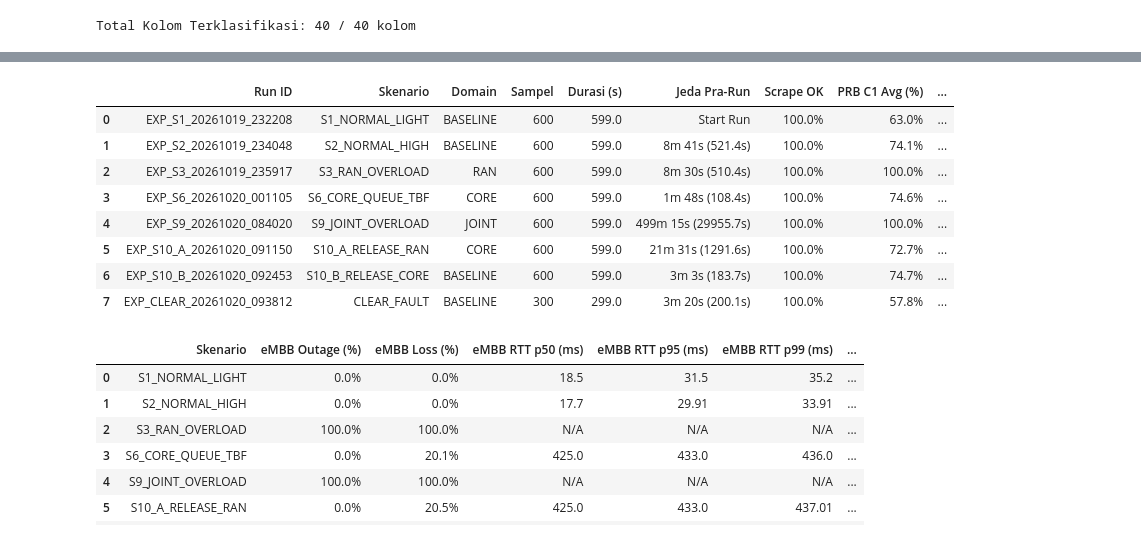
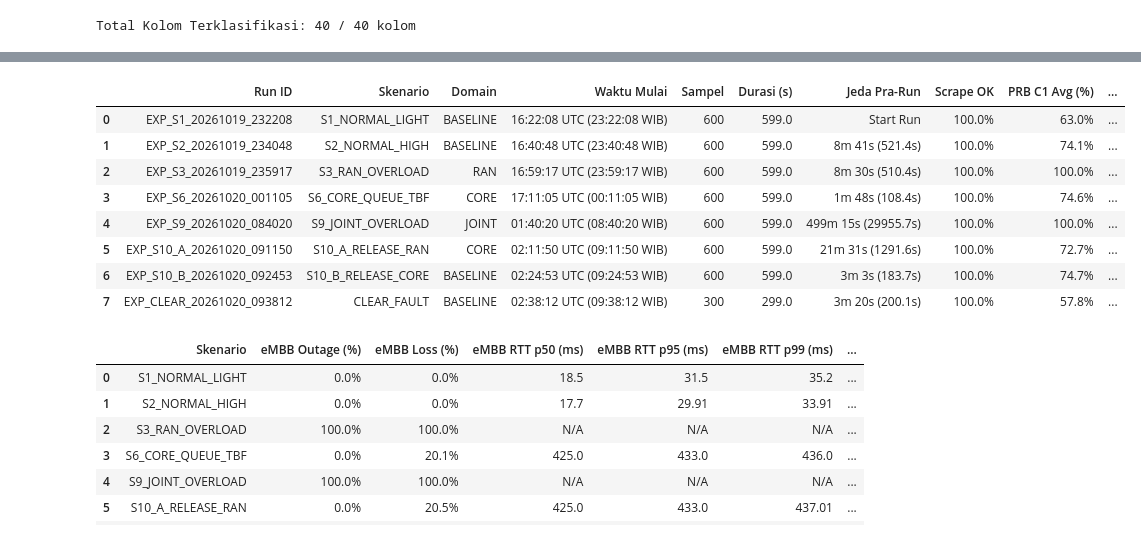
Before and after one commit to IdhulRahman/Thesis, a Jupyter notebook: experiments/01_telemetry_eda.ipynb, the cells around one changed output, grey strips where cells are left out. Drawn from its saved outputs; the diff is of its cells as text; code cells hidden in the pictures.

```diff
--- a/experiments/01_telemetry_eda.ipynb
+++ b/experiments/01_telemetry_eda.ipynb
@@ -132,5 +132,5 @@ Kolom Konstan / Varians Nol (11): ['scrape_ok', 'e2e_probe_freshness', 'nwdaf_ap
 # %%
-# 2. Rincian integritas scraping dan jeda waktu fisik antar-run eksperimen
+# 2. Rincian integritas scraping dan jeda waktu fisik antar-run eksperimen (UTC & WIB)
 run_summary = []
 prev_end_time = None
 
@@ -143,45 +143,49 @@ for run_id, grp in df.groupby('run_id', sort=False):
     start_dt = pd.to_datetime(grp['timestamp_utc'].iloc[0])
     end_dt = pd.to_datetime(grp['timestamp_utc'].iloc[-1])
     run_dur = round((end_dt - start_dt).total_seconds(), 1)
+
+    start_utc_str = start_dt.strftime('%H:%M:%S UTC')
+    start_wib_str = (start_dt + pd.Timedelta(hours=7)).strftime('%H:%M:%S WIB')
 
     if prev_end_time is not None:
         gap_sec = round((start_dt - prev_end_time).total_seconds(), 1)
         gap_str = f'{int(gap_sec // 60)}m {int(gap_sec % 60)}s ({gap_sec}s)'
     else:
         gap_str = 'Start Run'
     prev_end_time = end_dt
 
     prb_c1_mean = round(float(grp['ran_prb_cell1'].mean()), 1)
     backlog_max = int(grp['upf_backlog_bytes_embb'].max())
     nwdaf_status = int(grp['nwdaf_api_status'].mean())
     nwdaf_valid_rows = int(grp['nwdaf_comm_ul_bytes'].notnull().sum())
 
     run_summary.append({
         'Run ID': run_id,
         'Skenario': scen,
         'Domain': dom,
+        'Waktu Mulai': f'{start_utc_str} ({start_wib_str})',
         'Sampel': n_rows,
         'Durasi (s)': run_dur,
         'Jeda Pra-Run': gap_str,
         'Scrape OK': f'{scrape_ok_pct}%',
         'PRB C1 Avg (%)': f'{prb_c1_mean}%',
         'Backlog Max (B)': f'{backlog_max:,}',
         'NWDAF Status': nwdaf_status,
         'NWDAF Valid': f'{nwdaf_valid_rows}/{n_rows}'
     })
 
 df_run_summary = pd.DataFrame(run_summary)
 display(df_run_summary)
 # %% [output]
-|  | Run ID | Skenario | Domain | Sampel | Durasi (s) | Jeda Pra-Run | Scrape OK | PRB C1 Avg (%) | ... |
-| 0 | EXP_S1_20261019_232208 | S1_NORMAL_LIGHT | BASELINE | 600 | 599.0 | Start Run | 100.0% | 63.0% | ... |
-| 1 | EXP_S2_20261019_234048 | S2_NORMAL_HIGH | BASELINE | 600 | 599.0 | 8m 41s (521.4s) | 100.0% | 74.1% | ... |
-| 2 | EXP_S3_20261019_235917 | S3_RAN_OVERLOAD | RAN | 600 | 599.0 | 8m 30s (510.4s) | 100.0% | 100.0% | ... |
-| 3 | EXP_S6_20261020_001105 | S6_CORE_QUEUE_TBF | CORE | 600 | 599.0 | 1m 48s (108.4s) | 100.0% | 74.6% | ... |
-| 4 | EXP_S9_20261020_084020 | S9_JOINT_OVERLOAD | JOINT | 600 | 599.0 | 499m 15s (29955.7s) | 100.0% | 100.0% | ... |
-| 5 | EXP_S10_A_20261020_091150 | S10_A_RELEASE_RAN | CORE | 600 | 599.0 | 21m 31s (1291.6s) | 100.0% | 72.7% | ... |
-| 6 | EXP_S10_B_20261020_092453 | S10_B_RELEASE_CORE | BASELINE | 600 | 599.0 | 3m 3s (183.7s) | 100.0% | 74.7% | ... |
-| 7 | EXP_CLEAR_20261020_093812 | CLEAR_FAULT | BASELINE | 300 | 299.0 | 3m 20s (200.1s) | 100.0% | 57.8% | ... |
+|  | Run ID | Skenario | Domain | Waktu Mulai | Sampel | Durasi (s) | Jeda Pra-Run | Scrape OK | PRB C1 Avg (%) | ... |
+| 0 | EXP_S1_20261019_232208 | S1_NORMAL_LIGHT | BASELINE | 16:22:08 UTC (23:22:08 WIB) | 600 | 599.0 | Start Run | 100.0% | 63.0% | ... |
+| 1 | EXP_S2_20261019_234048 | S2_NORMAL_HIGH | BASELINE | 16:40:48 UTC (23:40:48 WIB) | 600 | 599.0 | 8m 41s (521.4s) | 100.0% | 74.1% | ... |
+| 2 | EXP_S3_20261019_235917 | S3_RAN_OVERLOAD | RAN | 16:59:17 UTC (23:59:17 WIB) | 600 | 599.0 | 8m 30s (510.4s) | 100.0% | 100.0% | ... |
+| 3 | EXP_S6_20261020_001105 | S6_CORE_QUEUE_TBF | CORE | 17:11:05 UTC (00:11:05 WIB) | 600 | 599.0 | 1m 48s (108.4s) | 100.0% | 74.6% | ... |
+| 4 | EXP_S9_20261020_084020 | S9_JOINT_OVERLOAD | JOINT | 01:40:20 UTC (08:40:20 WIB) | 600 | 599.0 | 499m 15s (29955.7s) | 100.0% | 100.0% | ... |
+| 5 | EXP_S10_A_20261020_091150 | S10_A_RELEASE_RAN | CORE | 02:11:50 UTC (09:11:50 WIB) | 600 | 599.0 | 21m 31s (1291.6s) | 100.0% | 72.7% | ... |
+| 6 | EXP_S10_B_20261020_092453 | S10_B_RELEASE_CORE | BASELINE | 02:24:53 UTC (09:24:53 WIB) | 600 | 599.0 | 3m 3s (183.7s) | 100.0% | 74.7% | ... |
+| 7 | EXP_CLEAR_20261020_093812 | CLEAR_FAULT | BASELINE | 02:38:12 UTC (09:38:12 WIB) | 300 | 299.0 | 3m 20s (200.1s) | 100.0% | 57.8% | ... |
 # %%
 # 3. Distribusi kuantitatif metrik SLA: Persentil RTT, Loss, dan Rasio Pelanggaran Ambang
 sla_rows = []
```
Also changed, not shown: parts of 9 cells of this notebook.
